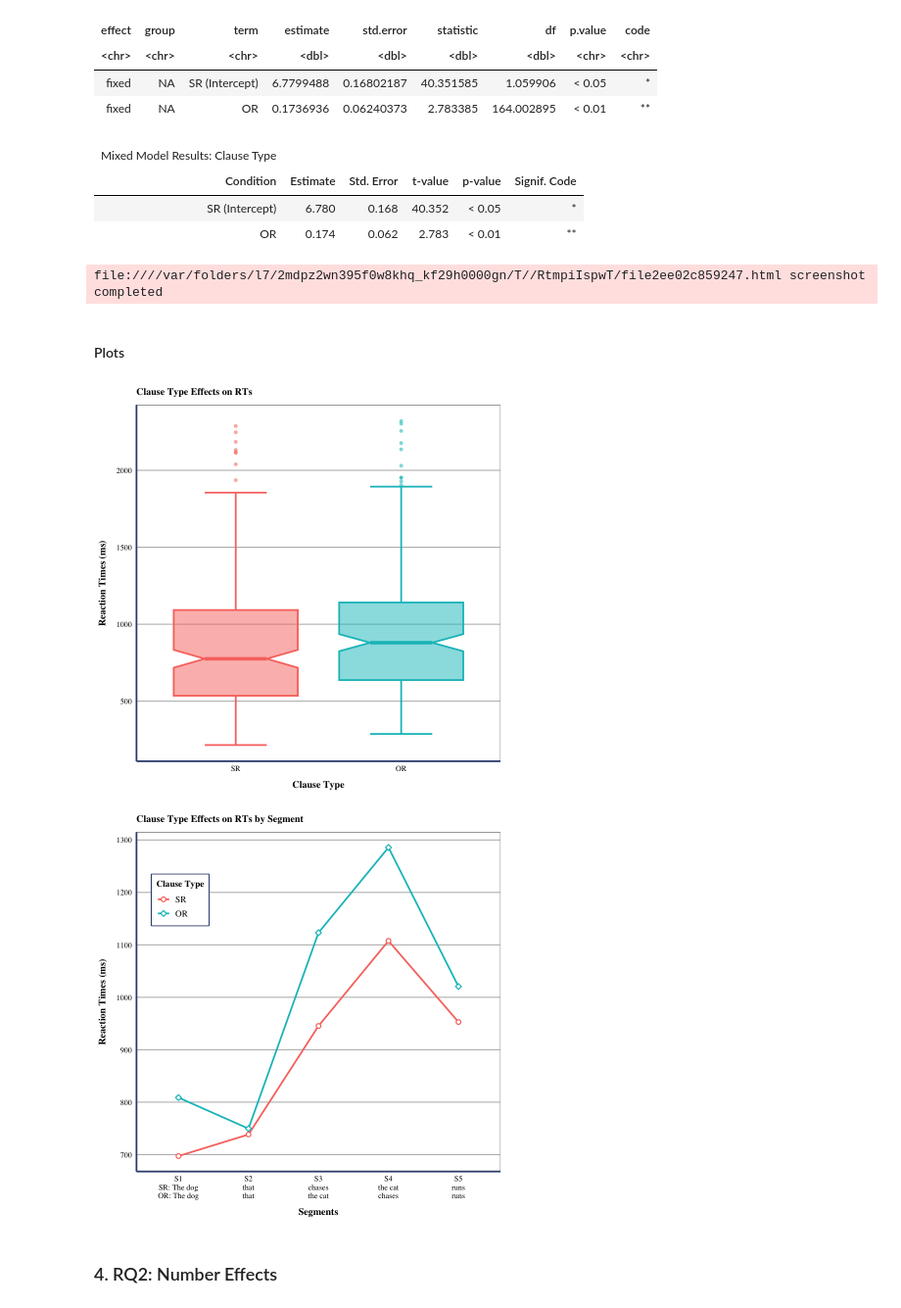
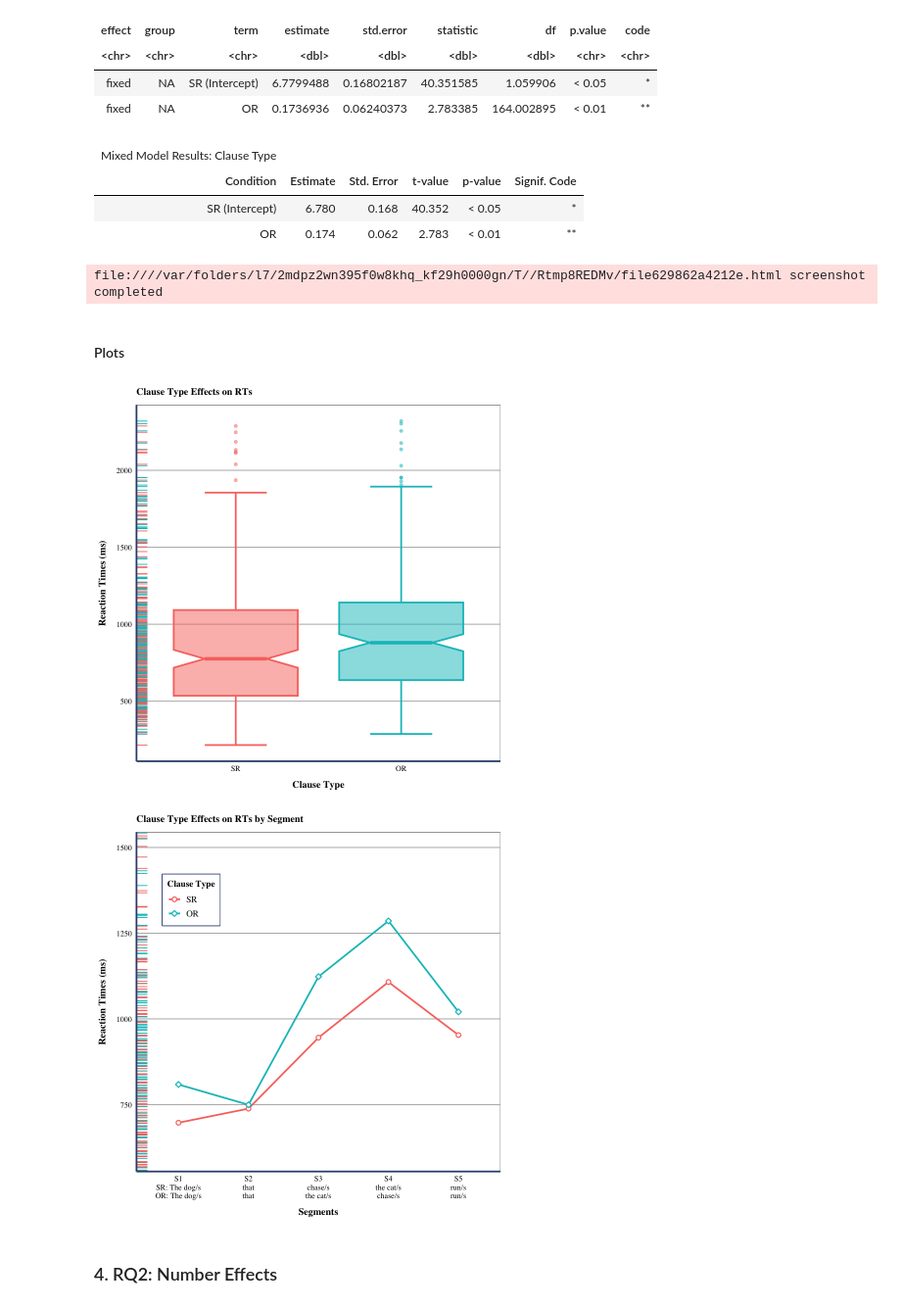
Before and after one commit to Vieju17/SelfPaced_Reading_Task_Data, a Jupyter notebook: sprt_analysis.ipynb, the cells around one changed output. Shown: that part at 98% size. Cells and saved outputs as stored; diff of their text form; code cells hidden in the pictures.

```diff
--- a/sprt_analysis.ipynb
+++ b/sprt_analysis.ipynb
@@ -95,18 +95,10 @@ A data.frame: 6 x 17
 df_part <- df_part %>%
     select(part_experiment, X...part_id, part_lang, part_impaired., part_abroad, part_certificate, part_cat_exp, part_cat_pro, part_spa_exp, part_spa_pro, part_eng_exp, part_eng_pro, part_eng_onset_time) %>%
     mutate(
-        part_experiment = as.factor(part_experiment),
-        X...part_id = as.factor(X...part_id),
-        part_lang = as.factor(part_lang),
-        part_impaired. = as.factor(part_impaired.),
-        part_abroad = as.factor(part_abroad),
-        part_certificate = as.factor(part_certificate),
-        part_cat_exp = as.factor(part_cat_exp),
-        part_cat_pro = as.factor(part_cat_pro),
-        part_spa_exp = as.factor(part_spa_exp),
-        part_spa_pro = as.factor(part_cat_pro),
-        part_eng_exp = as.factor(part_eng_exp),
-        part_eng_pro = as.factor(part_eng_pro)
+        across(
+            c(part_experiment, X...part_id, part_lang, part_impaired., part_abroad, part_certificate, part_cat_exp, part_cat_pro, part_spa_exp, part_spa_pro, part_eng_exp, part_eng_pro),
+            factor
+        )
     ) %>%
     filter(part_experiment == "TFG") %>%
     rename(part_id = X...part_id) %>%
@@ -114,5 +106,5 @@ df_part <- df_part %>%
 
 df_part$part_experiment <- NULL
 
-head(df_part, 10)
+glimpse(df_part)
 # %% [output]
@@ -204,18 +207,18 @@ df_clean <- df_raw %>%
     .[order(.$part_id), ] %>%
     filter(.$item_type == "exp_item" & .$task == "item" & segment != "s0") %>%
     mutate(
+        across(
+            c(task, item_type, part_id),
+            factor
+        ),
         item_number = as.numeric(item_number),
-        task = as.factor(task),
-        item_type = as.factor(item_type),
         clause_type = factor(clause_type, levels = c("sr", "or"), labels = c("SR", "OR")),
         number = factor(number, levels = c("ss", "pp", "sp", "ps"), labels = c("SS", "PP", "SP", "PS")),
         matching = factor(ifelse(number == "SS" | number == "PP", "match", "mismatch"), labels = c("Match", "Mismatch")),
         segment = factor(segment, labels = c("S1", "S2", "S3", "S4", "S5")),
-        part_id = as.factor(part_id),
     ) %>%
     relocate(matching, .after = number) %>%
     droplevels()
 
-summary(df_clean)
-head(df_clean, 10)
+glimpse(df_clean)
 # %% [output]
@@ -453,13 +445,31 @@ gtsave(lm_clause_table, filename = "clause_type_table.png", path = tables_path)
 | Condition | Estimate | Std. Error | t-value | p-value | Signif. Code |
 | SR (Intercept) | 6.780 | 0.168 | 40.352 | < 0.05 | * |
 | OR | 0.174 | 0.062 | 2.783 | < 0.01 | ** |
-file:////var/folders/l7/2mdpz2wn395f0w8khq_kf29h0000gn/T//RtmpiIspwT/file2ee02c859247.html screenshot completed
+file:////var/folders/l7/2mdpz2wn395f0w8khq_kf29h0000gn/T//Rtmp8REDMv/file629862a4212e.html screenshot completed
 # %% [markdown]
 #### Plots
 # %%
 lm_clause_plot <- df_merged %>%
-    ggplot(aes(y = exp(rt), x = clause_type, color = clause_type, fill = clause_type)) +
-    geom_boxplot(show.legend = FALSE, staplewidth = 0.5, notch = TRUE, alpha = 0.5, linewidth = 1) +
+    filter(segment %in% c("S3", "S4")) %>%
+    ggplot(
+        aes(
+            y = exp(rt),
+            x = clause_type,
+            color = clause_type,
+            fill = clause_type
+        )
+    ) +
+    geom_boxplot(
+        show.legend = FALSE,
+        staplewidth = 0.5,
+        notch = TRUE,
+        alpha = 0.5,
+        linewidth = 1
+    ) +
+    geom_rug(
+        show.legend = FALSE,
+        sides = "l"
+    ) +
     labs(
         title = "Clause Type Effects on RTs",
         x = "Clause Type",
@@ -469,35 +479,46 @@ lm_clause_plot
 
 ggsave(filename = "lm_clause_plot.svg", path = plots_path, height = 6, width = 5)
 # %% [output]
-[figure, old version]
+[figure, new version]
 # %%
 lm_clause_segment_plot <- df_merged %>%
     ggplot(aes(y = exp(rt), x = segment, color = clause_type, group = clause_type)) +
     stat_summary(fun = mean, geom = "line", linewidth = 1) +
     stat_summary(aes(shape = clause_type), fun = mean, geom = "point", size = 2, stroke = 1, fill = "white") +
+    geom_rug(
+        sides = "l",
+        show.legend = FALSE
+    ) +
+    coord_cartesian(ylim = c(600, 1500)) +
     scale_shape_manual(
         values = c(21, 23)
     ) +
     labs(
         title = "Clause Type Effects on RTs by Segment",
         x = "Segments",
         y = "Reaction Times (ms)"
     ) +
     guides(color = guide_legend("Clause Type"), shape = guide_legend("Clause Type")) +
     theme(
-        legend.position = c(0.12, 0.80),
+        legend.position = c(0.15, 0.80),
         legend.box.background = element_rect(linewidth = 1, color = accent_color, linetype = "solid"),
         legend.text = element_text(size = 11),
         legend.title = element_text(size = 11)
     ) +
     scale_x_discrete(
-        labels = c("S1\nSR: The dog\nOR: The dog", "S2\nthat\nthat", "S3\nchases\nthe cat", "S4\nthe cat\nchases", "S5\nruns\nruns")
+        labels = c(
+            "S1\nSR: The dog/s\nOR: The dog/s",
+            "S2\nthat\nthat",
+            "S3\nchase/s\nthe cat/s",
+            "S4\nthe cat/s\nchase/s",
+            "S5\nrun/s\nrun/s"
+        )
     )
 lm_clause_segment_plot
 
 ggsave(filename = "lm_clause_segment_plot.svg", path = plots_path, height = 10, width = 15, units = "cm")
 # %% [output]
-[figure, old version]
+[figure, new version]
 # %% [markdown]
 ### 4. RQ2: Number Effects
 # %% [markdown]
```
Also changed, not shown: parts of 7 cells of this notebook, 3 other files.
